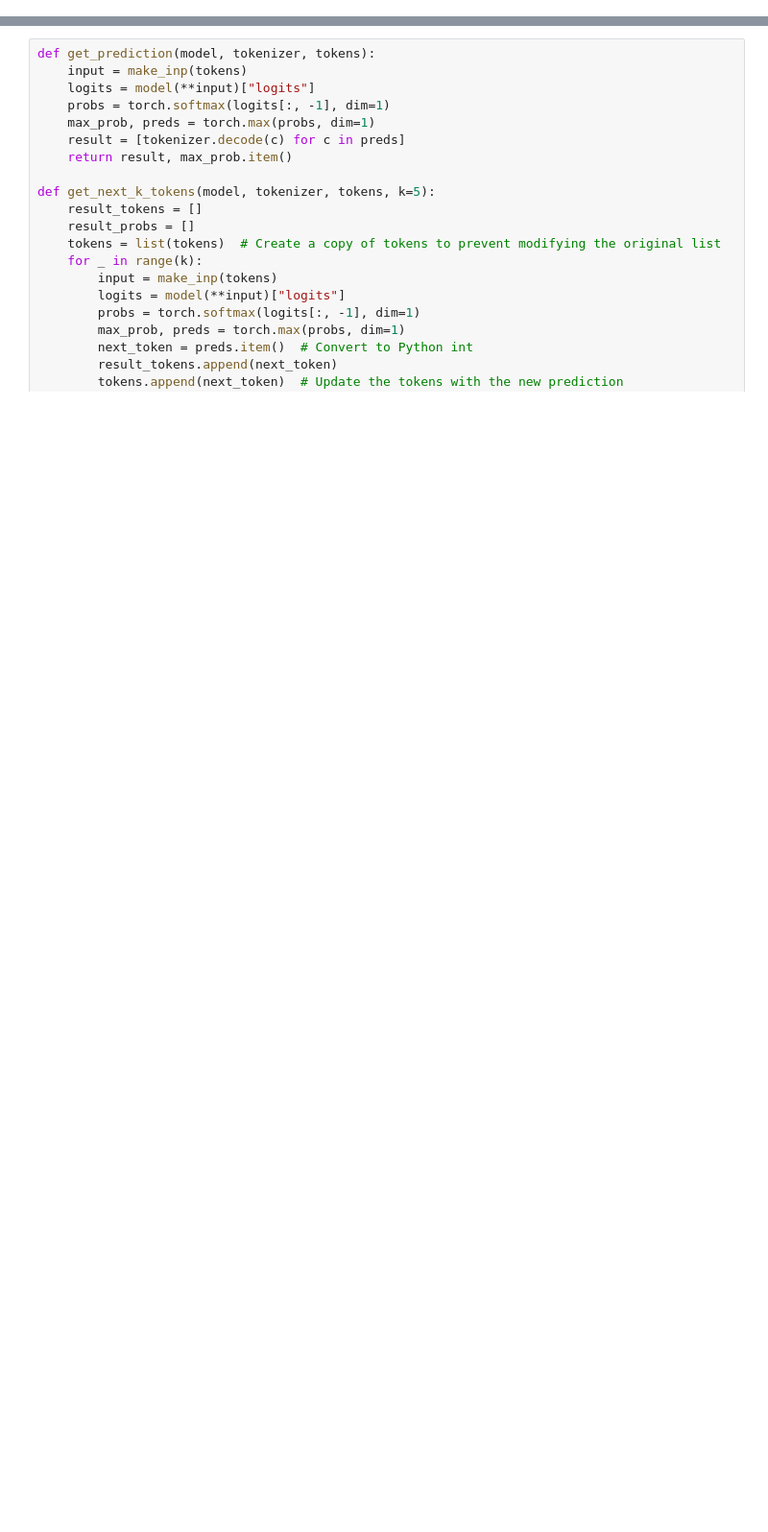
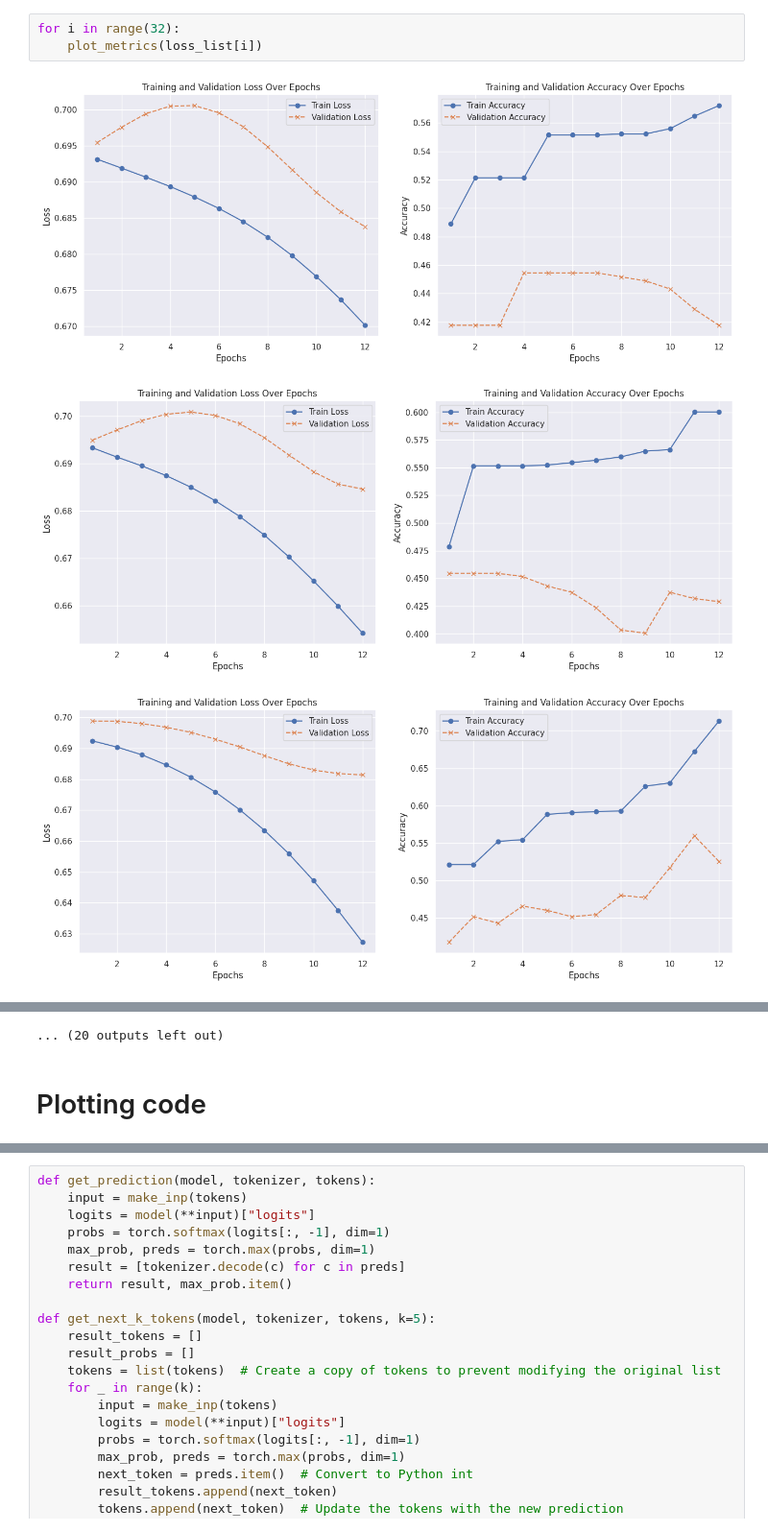
Before and after one commit to mileskwang/rome-prompt-injections, a Jupyter notebook: linear_probe_incorrect.ipynb, the cells around one changed output, grey strips where cells are left out. Shown at 96% size. Cells and saved outputs as stored; diff of their text form; blank space fills up the shorter version.

```diff
--- a/linear_probe_incorrect.ipynb
+++ b/linear_probe_incorrect.ipynb
@@ -0,0 +690,7 @@
+# %%
+for i in range(32):
+    plot_metrics(loss_list[i])
+# %% [output]
+[figure, added]
+[figure, added]
+[figure, added]
@@ -0,0 +706,3 @@
+... (20 outputs left out)
+# %% [markdown]
+# Plotting code
```
Also changed, not shown: parts of 95 cells of this notebook.
